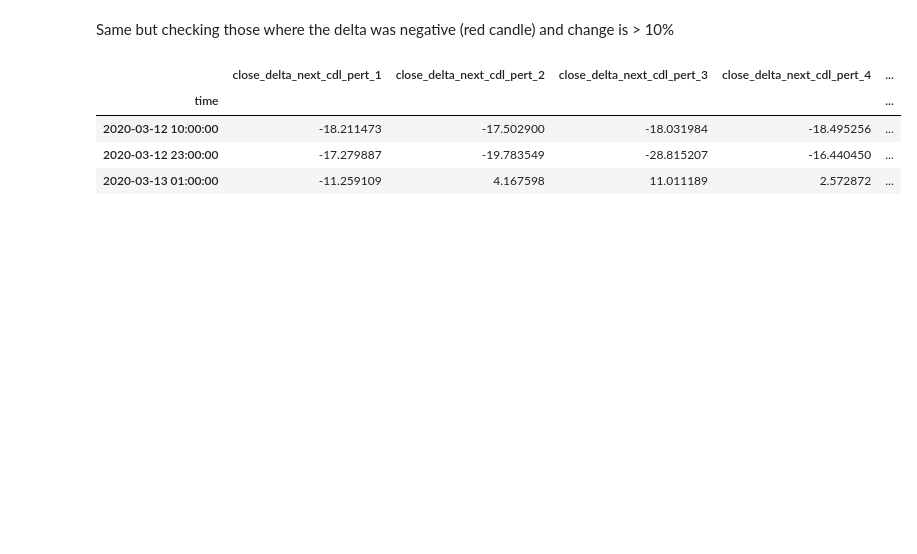
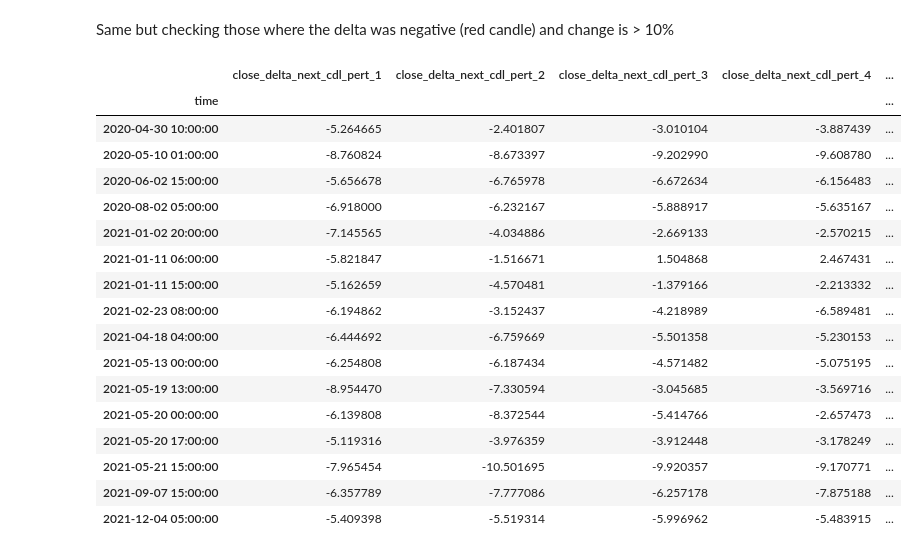
Before and after one commit to josemlopez/Blockchain-Analytics, a Jupyter notebook: src/breakout_breakdown_strategy_tester.ipynb, the cells around one changed output. Saved outputs shown, nothing was run; the diff lists cells and outputs as text; code cells hidden in the pictures; blank space fills up the shorter version.

```diff
--- a/src/breakout_breakdown_strategy_tester.ipynb
+++ b/src/breakout_breakdown_strategy_tester.ipynb
@@ -7,21 +7,23 @@ Here the strategy: https://www.tradingview.com/script/V2cjsLhI-Volume-Bar-Breako
 # %% [markdown]
 #### Imports
 # %%
-from datetime import timedelta
-from typing import Tuple
 from scipy.optimize import brute
 from binance.client import Client
 import pandas as pd
 import numpy as np
 from datetime import datetime
-import pytz
-import typing
-import matplotlib as plt
+from typing import Optional
+import configparser
+
+
+# Read local file `config.ini`.
+config = configparser.ConfigParser()
+config.read('../settings/api_ks.ini')
 
 coin="BTCUSDT"
 # These API keys are not valid, just a couple of examples. You need to go: https://www.binance.com/en/my/settings/api-management in your binance account and set your API keys.
-api_key = "XySsyvxRCTGRFNUe900aspJDMAlfZhOYSQy3O70SlVoHM5yF6RpSSkpY4grvpS8R"
-api_secret_key = "jDzM4LtdV4gQQxWRg3Uq59NMigOpFQsmMXNq6nN7ZLkcePe4vXLI2epcJMfqFTKU"
+api_key = config['BINANCE']['API_KEY']
+api_secret_key = config['BINANCE']['API_SECRET_KEY']
 client = Client(api_key, api_secret_key)
 # %% [markdown]
 #### Some helper functions and creation of Backtester class
@@ -39,19 +41,19 @@ def set_pandas_display_options() -> None:
 
 set_pandas_display_options()
 # %%
-class ToolboxPriceAnalitics(object):
+class ToolboxPriceAnalytics(object):
     @staticmethod
-    def dataframe_from_historicalKlines(data: list)-> pd.DataFrame:
+    def dataframe_from_historicalklines(data_klines: list)-> pd.DataFrame:
         """Get data list from get_historical_Klines and creates a Dataframe.
 
         Args:
-            data (list): A list of candles obtained using get_historical_Klines
+            data_klines (list): A list of candles obtained using get_historical_Klines
 
         Returns:
             pd.DataFrame: A dataframe containing these columns
             ["time", "open", "high", "low", "close", "volume", "close_time", "qav", "ntrades", "tbav", "tbqav", "ignore"]
         """
-        data = pd.DataFrame(data, columns=["time", "open", "high", "low", "close", "volume", "close_time", "qav", "ntrades", "tbav", "tbqav", "ignore"])
+        data = pd.DataFrame(data_klines, columns=["time", "open", "high", "low", "close", "volume", "close_time", "qav", "ntrades", "tbav", "tbqav", "ignore"])
         data = data.apply(pd.to_numeric)
         # Cleaning the columns that won't be needed
         data.drop("close_time", inplace=True, axis=1)
@@ -85,12 +87,4 @@ class ToolboxPriceAnalitics(object):
             data['close_delta_next_cdl_pert_'+str(i)]    = (data['close_next_cdl_'+str(i)]-data['close'])/data['close']*100
             #data['close_low_consecutive_'+str(i)] = np.where(data[])
         return data
-
-    @staticmethod
-    def per(data: pd.DataFrame, windows, threshold):
-        #data_1d_2y = client.get_historical_klines(coin, Client.KLINE_INTERVAL_1DAY, "1095 day ago UTC")
-        data = ToolboxPriceAnalitics.dataframe_from_historicalKlines(data)
-        data = ToolboxPriceAnalitics.study_max_delta(data, 5, 10)
-        data=data.loc[:,data.columns.str.startswith('close_delta_next_cdl_pert_')]
-        data[data['close_delta_next_cdl_pert_1']>4][:-1]
 # %%
@@ -460,7 +458,7 @@ strateg.describe_strategies(list(range(1,5)))
 ### Study about the max deltas between a candle and the previous one in the last 2 years
 # %%
 data_1h_2y = client.get_historical_klines(coin, Client.KLINE_INTERVAL_1HOUR, "720 day ago UTC")
-data_1h_2y = HVRJ_Backtester2.prepare_data(data_1h_2y)
+data_1h_2y = HVRJBacktester2.prepare_data(data_1h_2y)
 # %%
 data_1h_2y.head(1)
 # %% [output]
@@ -470,5 +468,5 @@ data_1h_2y.head(1)
 # %%
-temp = ToolboxPriceAnalitics.study_max_delta(data_1h_2y.copy(), 5, 10)
+temp = ToolboxPriceAnalytics.study_max_delta(data_1h_2y.copy(), 5)
 # %%
 x=temp.loc[:,temp.columns.str.startswith('close_delta_next_cdl_pert_')]
 # %%
@@ -506,10 +504,23 @@ x[abs(x['close_delta_next_cdl_pert_1'])>5][:-1]
 # %% [markdown]
 Same but checking those where the delta was negative (red candle) and change is > 10%
 # %%
-x[x['close_delta_next_cdl_pert_1']<-10][:-1]
+x[x['close_delta_next_cdl_pert_1']<-5][:-1]
 # %% [output]
 |  | close_delta_next_cdl_pert_1 | close_delta_next_cdl_pert_2 | close_delta_next_cdl_pert_3 | close_delta_next_cdl_pert_4 | ... |
 | time |  |  |  |  | ... |
-| 2020-03-12 10:00:00 | -18.211473 | -17.502900 | -18.031984 | -18.495256 | ... |
-| 2020-03-12 23:00:00 | -17.279887 | -19.783549 | -28.815207 | -16.440450 | ... |
-| 2020-03-13 01:00:00 | -11.259109 | 4.167598 | 11.011189 | 2.572872 | ... |
+| 2020-04-30 10:00:00 | -5.264665 | -2.401807 | -3.010104 | -3.887439 | ... |
+| 2020-05-10 01:00:00 | -8.760824 | -8.673397 | -9.202990 | -9.608780 | ... |
+| 2020-06-02 15:00:00 | -5.656678 | -6.765978 | -6.672634 | -6.156483 | ... |
+| 2020-08-02 05:00:00 | -6.918000 | -6.232167 | -5.888917 | -5.635167 | ... |
+| 2021-01-02 20:00:00 | -7.145565 | -4.034886 | -2.669133 | -2.570215 | ... |
+| 2021-01-11 06:00:00 | -5.821847 | -1.516671 | 1.504868 | 2.467431 | ... |
+| 2021-01-11 15:00:00 | -5.162659 | -4.570481 | -1.379166 | -2.213332 | ... |
+| 2021-02-23 08:00:00 | -6.194862 | -3.152437 | -4.218989 | -6.589481 | ... |
+| 2021-04-18 04:00:00 | -6.444692 | -6.759669 | -5.501358 | -5.230153 | ... |
+| 2021-05-13 00:00:00 | -6.254808 | -6.187434 | -4.571482 | -5.075195 | ... |
+| 2021-05-19 13:00:00 | -8.954470 | -7.330594 | -3.045685 | -3.569716 | ... |
+| 2021-05-20 00:00:00 | -6.139808 | -8.372544 | -5.414766 | -2.657473 | ... |
+| 2021-05-20 17:00:00 | -5.119316 | -3.976359 | -3.912448 | -3.178249 | ... |
+| 2021-05-21 15:00:00 | -7.965454 | -10.501695 | -9.920357 | -9.170771 | ... |
+| 2021-09-07 15:00:00 | -6.357789 | -7.777086 | -6.257178 | -7.875188 | ... |
+| 2021-12-04 05:00:00 | -5.409398 | -5.519314 | -5.996962 | -5.483915 | ... |
```
Also changed, not shown: parts of 15 cells of this notebook, 5 other files.
